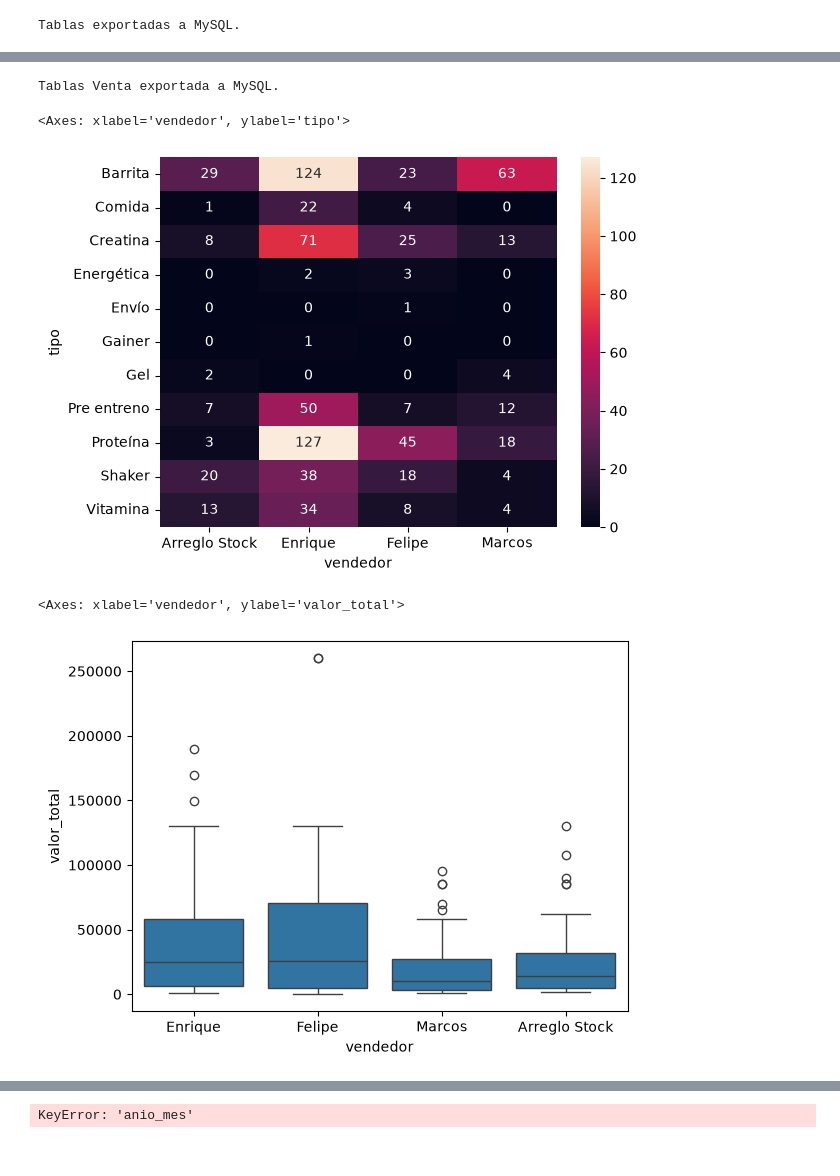
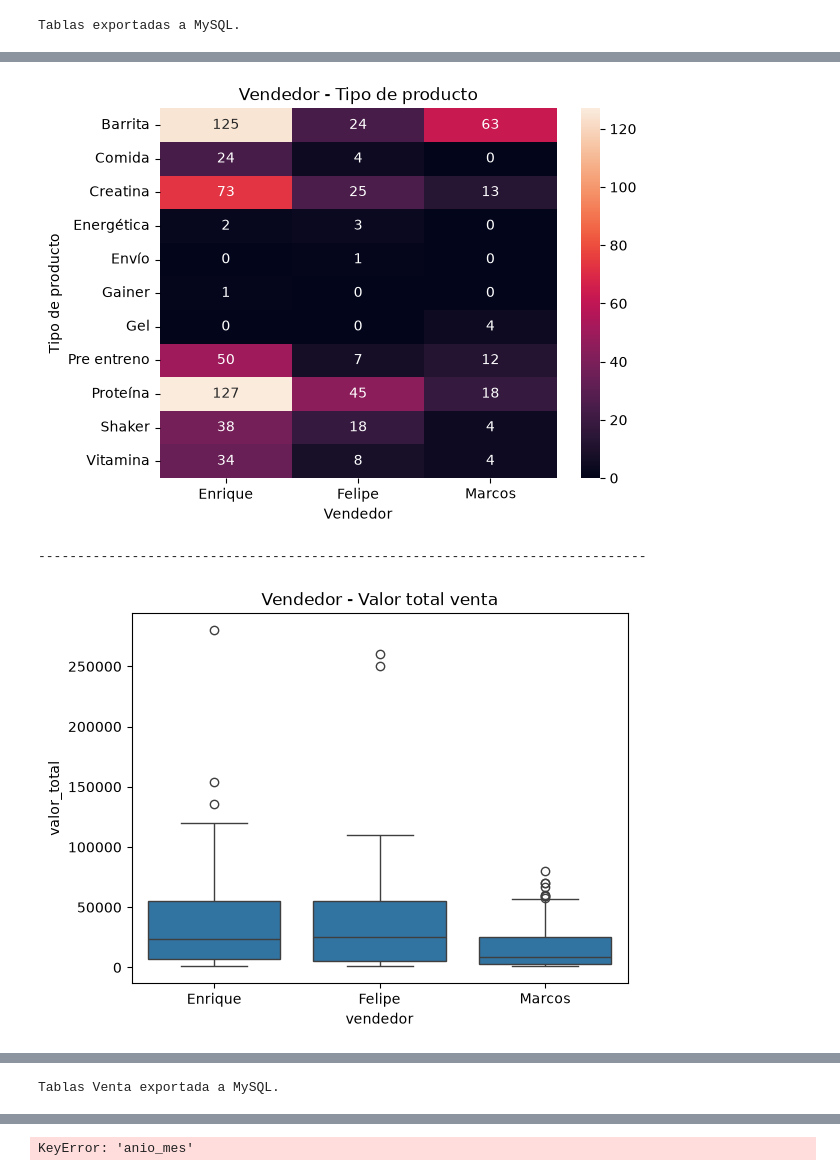
Before and after one commit to marcospnur/Bravos_Nutrition, a Jupyter notebook: Analisis de datos.ipynb, the cells around one changed output, grey strips where cells are left out. Saved outputs shown, nothing was run; the diff lists cells and outputs as text; code cells hidden in the pictures.

Commit message:
EDA Bivariado de ventas unificado

```diff
--- a/Analisis de datos.ipynb
+++ b/Analisis de datos.ipynb
@@ -395,3 +395,42 @@ Número de clases: 11
 <class 'numpy.int64'>
 Text(37.722222222222214, 0.5, 'Número de ventas')
 [figure]
+# %%
+## Análisis Bivariado Ventas
+# Vendedor - Tipo de producto
+sn.heatmap(pd.crosstab(panel_ventas["tipo"], panel_ventas[panel_ventas["vendedor"]!= "Arreglo Stock"]["vendedor"]), annot=True, fmt="d")
+plt.title("Vendedor - Tipo de producto")
+plt.ylabel("Tipo de producto")
+plt.xlabel("Vendedor")
+plt.show()
+print("------------------------------------------------------------------------------")
+# Vendedor - Valor Total
+sn.boxplot(x="vendedor", y="valor_total", data=panel_ventas[panel_ventas["vendedor"]!= "Arreglo Stock"])
+plt.title("Vendedor - Valor total venta")
+plt.show()
+
+# Valor total - Tipo de producto
+sn.boxplot(x="valor_total", y="tipo", data=panel_ventas[panel_ventas["tipo"]!= "Envío"])
+plt.show()
+
+# Unidades vendidas - marca de proteína
+sn.barplot(data=panel_ventas[panel_ventas["tipo"] == "Proteína"], x="unidades", y="marca", estimator=sum)
+plt.show()
+
+# Valor total - Unidades vendidas
+sn.scatterplot(data=panel_ventas, x="valor_total", y="unidades", hue="tipo")
+plt.show()
+
+# Valor total - valor
+sn.scatterplot(data=panel_ventas, x="valor_total", y="valor")
+plt.show()
+
+# Valor total real - Valor total teorico
+va_tal=panel_ventas["valor"]*panel_ventas["unidades"]
+sn.scatterplot(data=panel_ventas, x="valor_total", y=va_tal)
+plt.ylabel("Va_tal")
+plt.show()
+# %% [output]
+[figure, new version]
+------------------------------------------------------------------------------
+[figure, added]
@@ -425,15 +469,3 @@ fact_ventas.to_sql(name='fact_ventas', con=engine, if_exists='append', index=Fal
 print("Tablas Venta exportada a MySQL.")
 # %% [output]
 Tablas Venta exportada a MySQL.
-# %%
-## Análisis Bivariado Ventas
-# Variables categóricas
-sn.heatmap(pd.crosstab(panel_ventas["tipo"], panel_ventas["vendedor"]), annot=True, fmt="d")
-# %% [output]
-<Axes: xlabel='vendedor', ylabel='tipo'>
-[figure, old version]
-# %%
-sn.boxplot(x="vendedor", y="valor_total", data=panel_ventas)
-# %% [output]
-<Axes: xlabel='vendedor', ylabel='valor_total'>
-[figure, removed]
```
Also changed, not shown: parts of 8 cells of this notebook.
